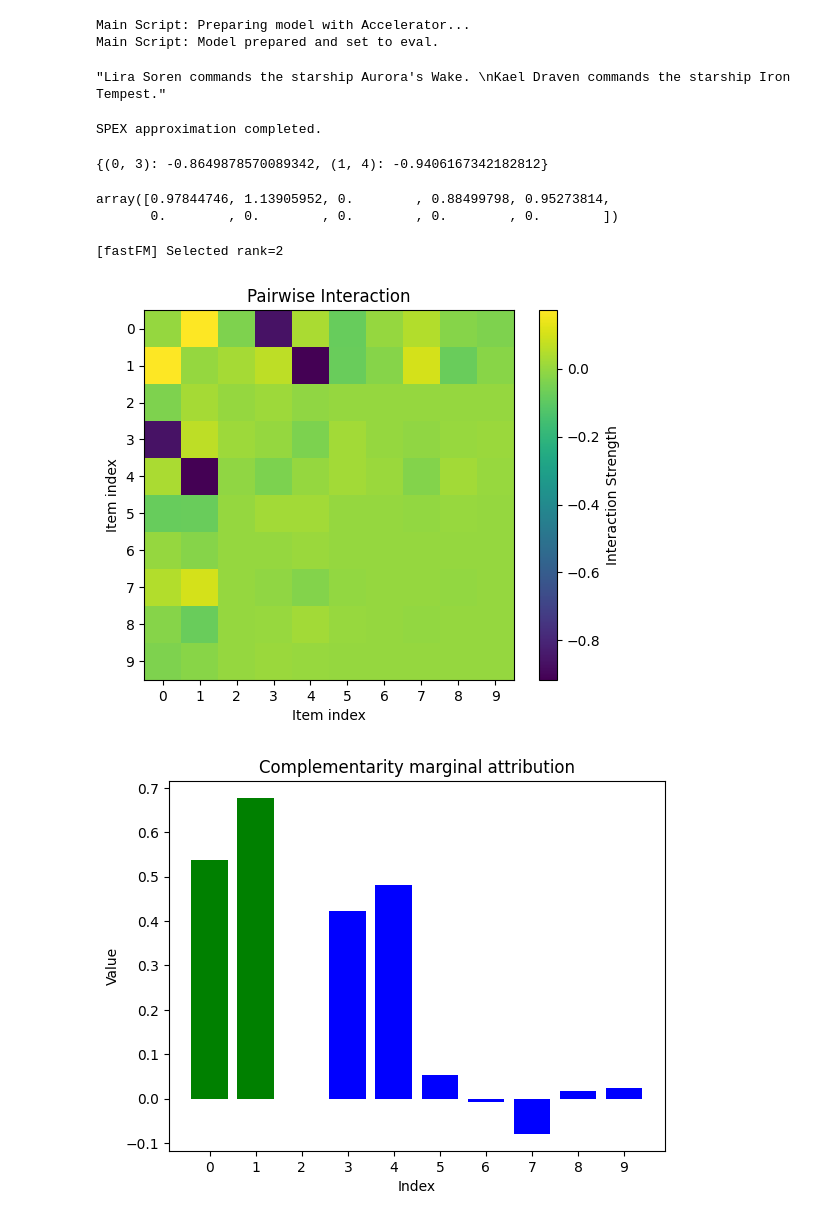
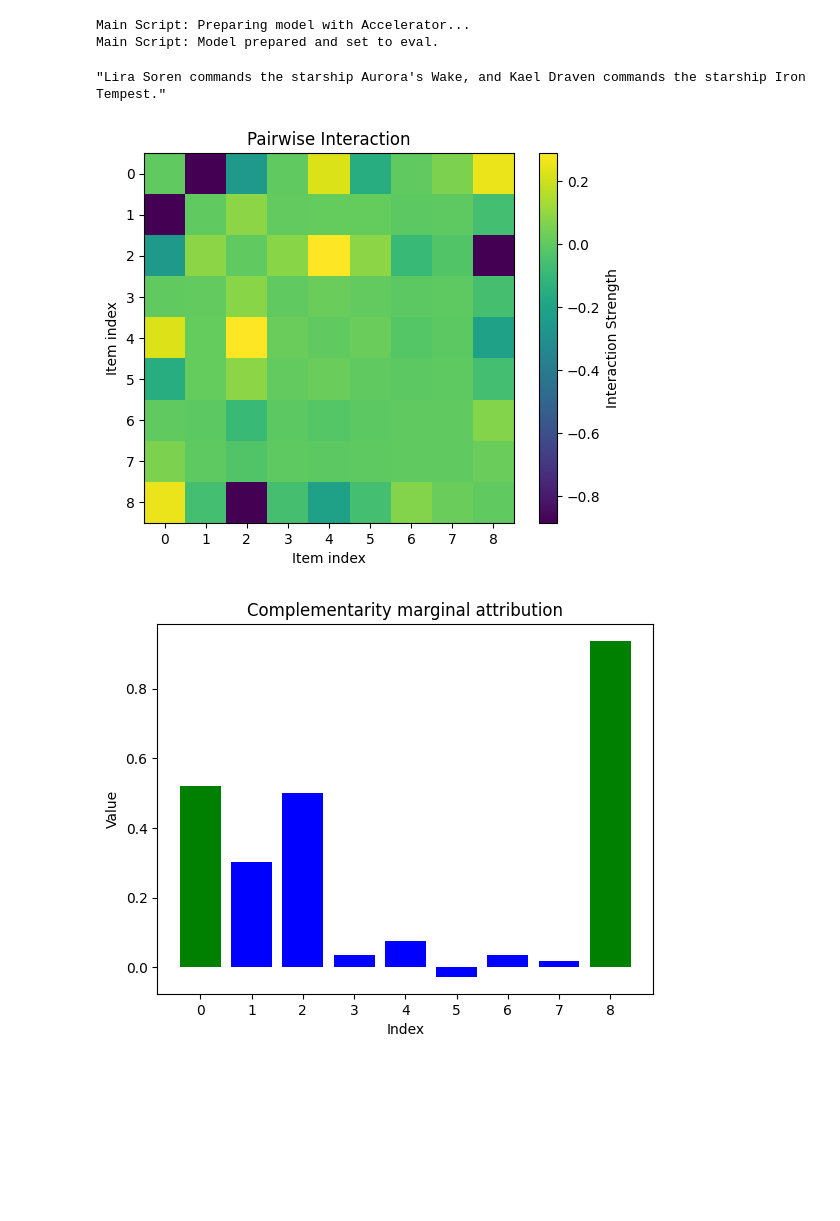
Before and after one commit to iNema9590/LLMX, a Jupyter notebook: Notebooks/SPEX_test.ipynb, the cells around one changed output. Cells and saved outputs as stored; diff of their text form; code cells hidden in the pictures; blank space fills up the shorter version.

```diff
--- a/Notebooks/SPEX_test.ipynb
+++ b/Notebooks/SPEX_test.ipynb
@@ -57,8 +57,8 @@ accelerator_main = Accelerator(mixed_precision="fp16")
 # Load Model
 if accelerator_main.is_main_process:
     print("Main Script: Loading model...")
-# model_path = "mistralai/Mistral-7B-Instruct-v0.3"
-model_path = "meta-llama/Llama-3.1-8B-Instruct"
+model_path = "mistralai/Mistral-7B-Instruct-v0.3"
+# model_path = "meta-llama/Llama-3.1-8B-Instruct"
 # model_path = "Qwen/Qwen2.5-3B-Instruct"
 
 model_cpu = AutoModelForCausalLM.from_pretrained(
@@ -104,8 +105,7 @@ context=["The film *Echoes of Solaris* was directed by Mara Veyla.",
 # %%
 # question="Do Aurora’s Wake and Iron Tempest have the same captain?"
 question="Who commands the starship Aurora’s Wake and who commands the Iron Tempest?"
-context=["The starship *Aurora's Wake* is captained by Lira Soren.",
- "The starship *Iron Tempest* is captained by Kael Draven.",
+context=["The starship *Aurora's Wake* is captained by Lira Soren."
  "Some starships patrol the Outer Rim.",
  "Lira Soren graduated from the Celestial Naval Academy.",
  "At the beginning Kael Draven was a decorated war strategist.",
@@ -113,7 +113,8 @@ context=["The starship *Aurora's Wake* is captained by Lira Soren.",
  "Iron Tempest often leads frontline engagements.",
  "Fleet records show both captains have served for over a decade.",
  "The Admiralty often compares their leadership styles.",
- "Both captains have commanding roles during interstellar peace talks."]
+ "Both captains have commanding roles during interstellar peace talks.",
+  "The starship *Iron Tempest* is captained by Kael Draven.",]
 # %%
 utility_cache_base_dir = f"../Experiment_data/musique/{model_path.split('/')[1]}/four/"
 utility_cache_filename = f"utilities_q_idx19853.pkl"
@@ -131,28 +132,19 @@ harness = ContextAttribution(
 # %%
 harness.target_response
 # %% [output]
-"Lira Soren commands the starship Aurora's Wake. \nKael Draven commands the starship Iron Tempest."
+"Lira Soren commands the starship Aurora's Wake, and Kael Draven commands the starship Iron Tempest."
 # %%
-attributionban, interactionban, intr = harness.compute_fbii(sample_budget=512, max_order=harness.n_items)
+attributionban, interactionban, intr = harness.compute_shapiq_fsii(budget=128)
-# %% [output]
-SPEX approximation completed.
 # %%
-interactionban
+print(interactionban)
+print(attributionban)
-# %% [output]
-{(0, 3): -0.8649878570089342, (1, 4): -0.9406167342182812}
-# %%
-attributionban
-# %% [output]
-array([0.97844746, 1.13905952, 0.        , 0.88499798, 0.95273814,
-       0.        , 0.        , 0.        , 0.        , 0.        ])
 # %%
 methods_results, extra_results, fm_models = harness.compute_wss(
                     num_samples=128,
                     seed=SEED,
                     sampling="kernelshap",
-                    sur_type="fm_tuning")
+                    rank=2,
+                    sur_type="fm")
-# %% [output]
-[fastFM] Selected rank=2
 # %%
 plt.imshow(extra_results, cmap="viridis")  # you can change 'viridis' to any colormap
 plt.colorbar(label="Interaction Strength")
@@ -163,23 +155,23 @@ plt.ylabel("Item index")
 plt.title("Pairwise Interaction")
 plt.show()
 # %% [output]
-[figure, old version]
+[figure, new version]
 # %%
 import matplotlib.pyplot as plt
 import numpy as np
 colors = ['blue'] * len(methods_results)
 
 # Change first two
 colors[0] = 'green'
-colors[1] = 'green'
+colors[-1] = 'green'
 plt.bar(range(methods_results.shape[0]), methods_results, color=colors)
 plt.xticks(range(methods_results.shape[0]), range(methods_results.shape[0]))
 plt.xlabel("Index")
 plt.ylabel("Value")
 plt.title("Complementarity marginal attribution")
 plt.show()
 # %% [output]
-[figure, old version]
+[figure, new version]
 # %%
 class CallCounter:
     """Wrapper to count function calls."""
```
Also changed, not shown: parts of 1 cell of this notebook, 5 other files.
